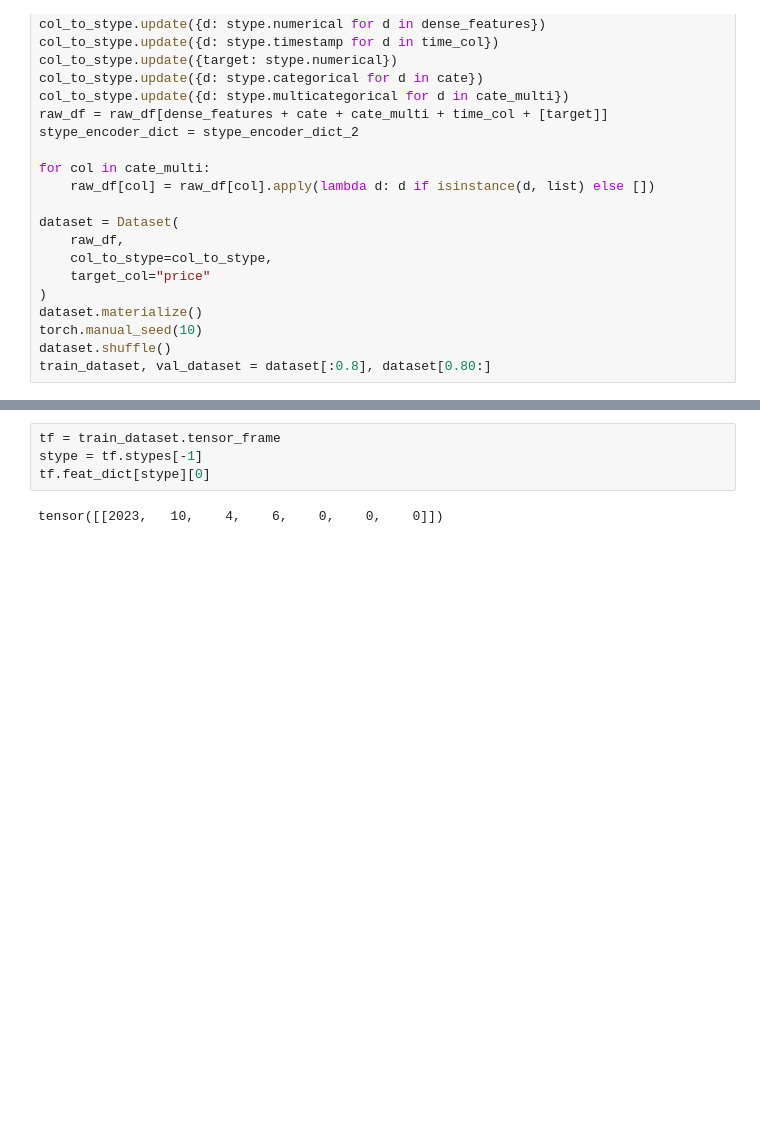
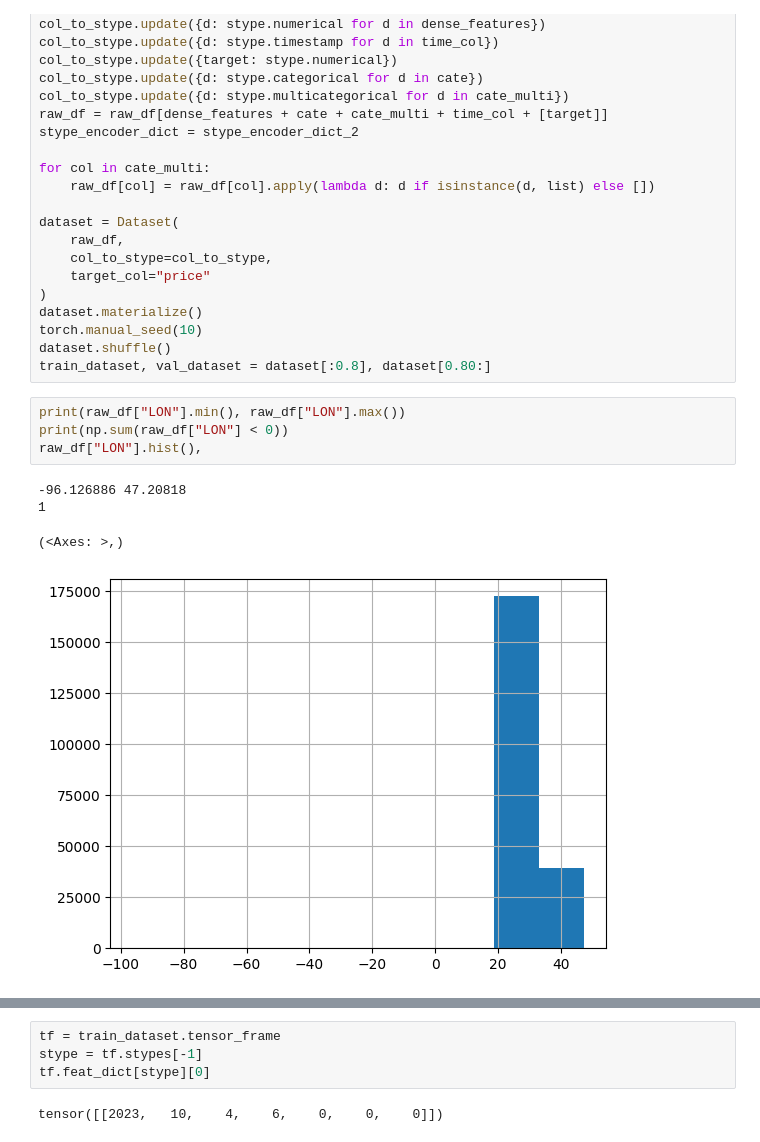
Before and after one commit to HoustonJ2013/property_price_multi_modality, a Jupyter notebook: notebooks/debug.ipynb, the cells around one changed output, grey strips where cells are left out. Saved outputs shown, nothing was run; the diff lists cells and outputs as text; blank space fills up the shorter version.

```diff
--- a/notebooks/debug.ipynb
+++ b/notebooks/debug.ipynb
@@ -110,3 +110,12 @@ dataset.materialize()
 torch.manual_seed(10)
 dataset.shuffle()
 train_dataset, val_dataset = dataset[:0.8], dataset[0.80:]
+# %%
+print(raw_df["LON"].min(), raw_df["LON"].max())
+print(np.sum(raw_df["LON"] < 0))
+raw_df["LON"].hist(),
+# %% [output]
+-96.126886 47.20818
+1
+(<Axes: >,)
+[figure, added]
```
Also changed, not shown: parts of 13 cells of this notebook, 2 other files.
